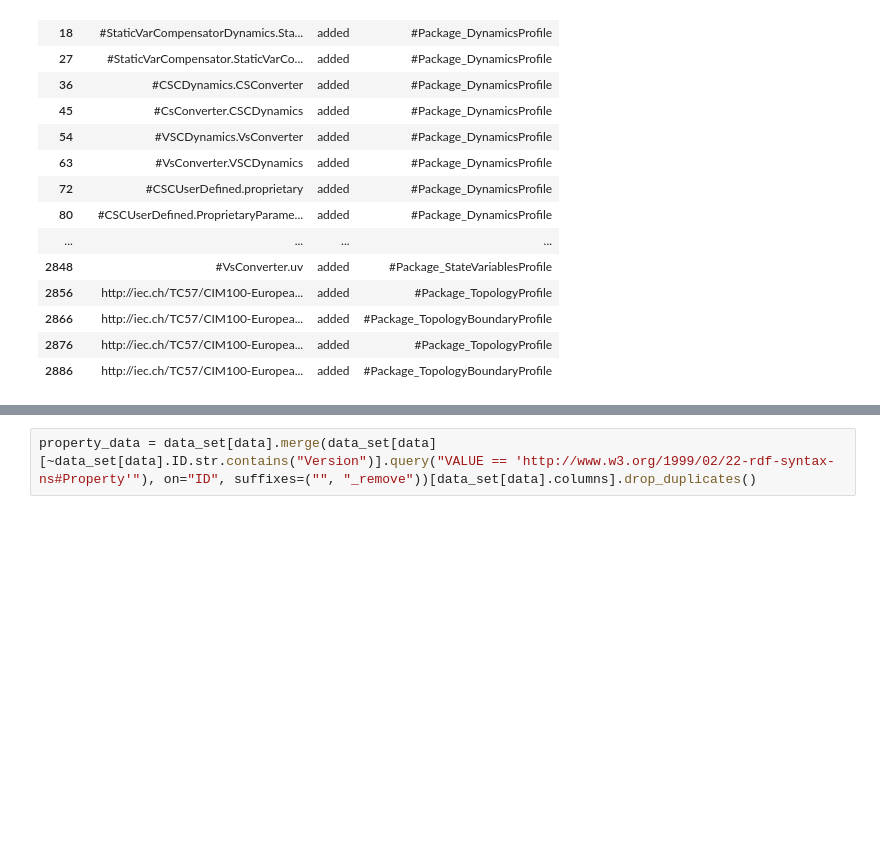
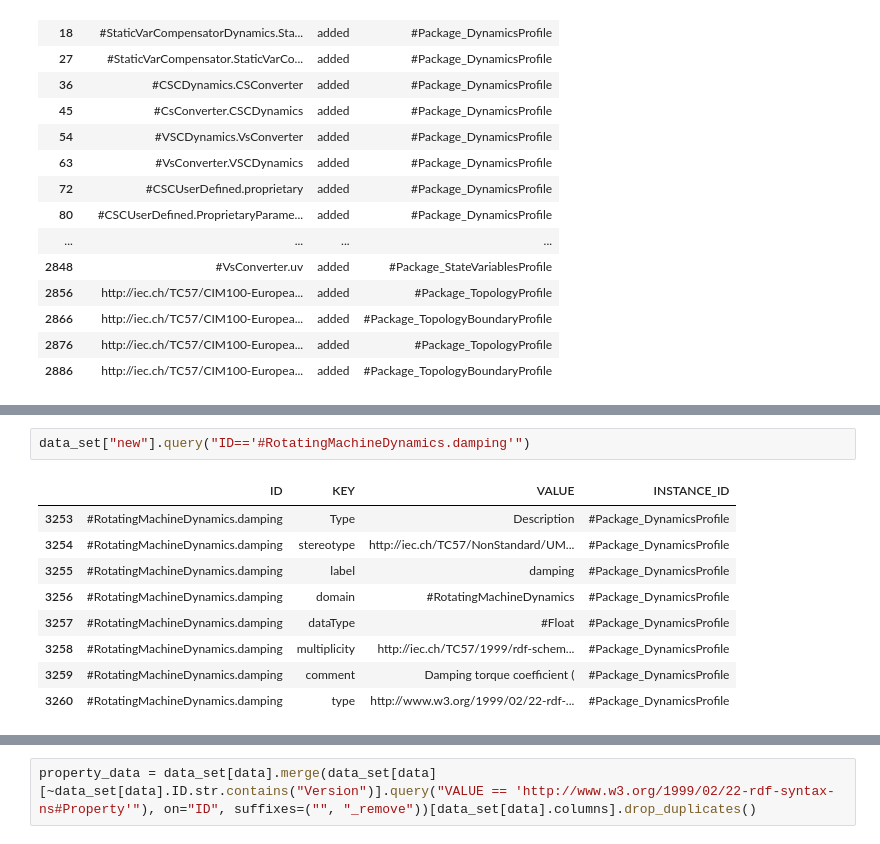
Before and after one commit to Haigutus/USVDM, a Jupyter notebook: Tools/RDF_PARSER/examples/RDFS_comparison.ipynb, the cells around one changed output, grey strips where cells are left out. Cells and saved outputs as stored; diff of their text form; blank space fills up the shorter version.

```diff
--- a/Tools/RDF_PARSER/examples/RDFS_comparison.ipynb
+++ b/Tools/RDF_PARSER/examples/RDFS_comparison.ipynb
@@ -293,0 +377,12 @@ Name: diff, dtype: int64
+# %%
+data_set["new"].query("ID=='#RotatingMachineDynamics.damping'")
+# %% [output]
+|  | ID | KEY | VALUE | INSTANCE_ID |
+| 3253 | #RotatingMachineDynamics.damping | Type | Description | #Package_DynamicsProfile |
+| 3254 | #RotatingMachineDynamics.damping | stereotype | http://iec.ch/TC57/NonStandard/UM... | #Package_DynamicsProfile |
+| 3255 | #RotatingMachineDynamics.damping | label | damping | #Package_DynamicsProfile |
+| 3256 | #RotatingMachineDynamics.damping | domain | #RotatingMachineDynamics | #Package_DynamicsProfile |
+| 3257 | #RotatingMachineDynamics.damping | dataType | #Float | #Package_DynamicsProfile |
+| 3258 | #RotatingMachineDynamics.damping | multiplicity | http://iec.ch/TC57/1999/rdf-schem... | #Package_DynamicsProfile |
+| 3259 | #RotatingMachineDynamics.damping | comment | Damping torque coefficient ( | #Package_DynamicsProfile |
+| 3260 | #RotatingMachineDynamics.damping | type | http://www.w3.org/1999/02/22-rdf-... | #Package_DynamicsProfile |
```
Also changed, not shown: parts of 4 cells of this notebook, 2 other files.
